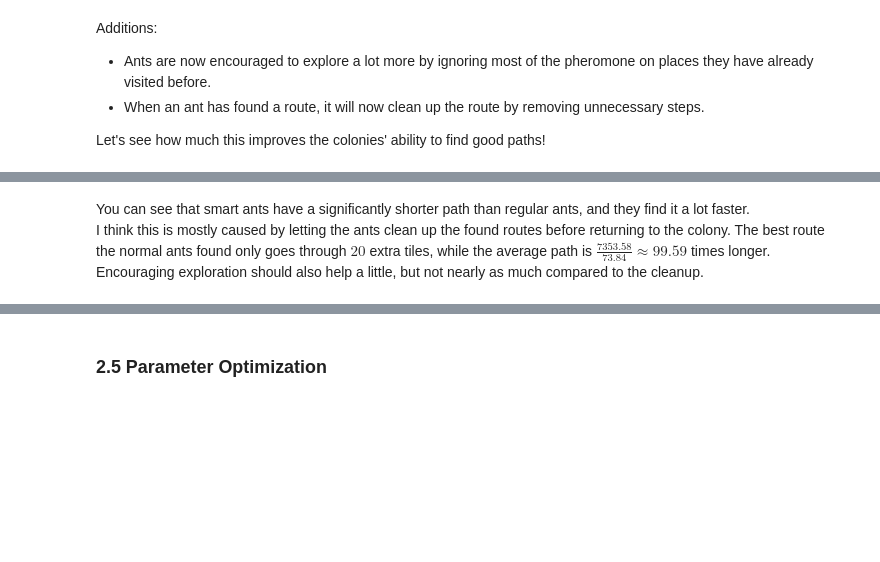
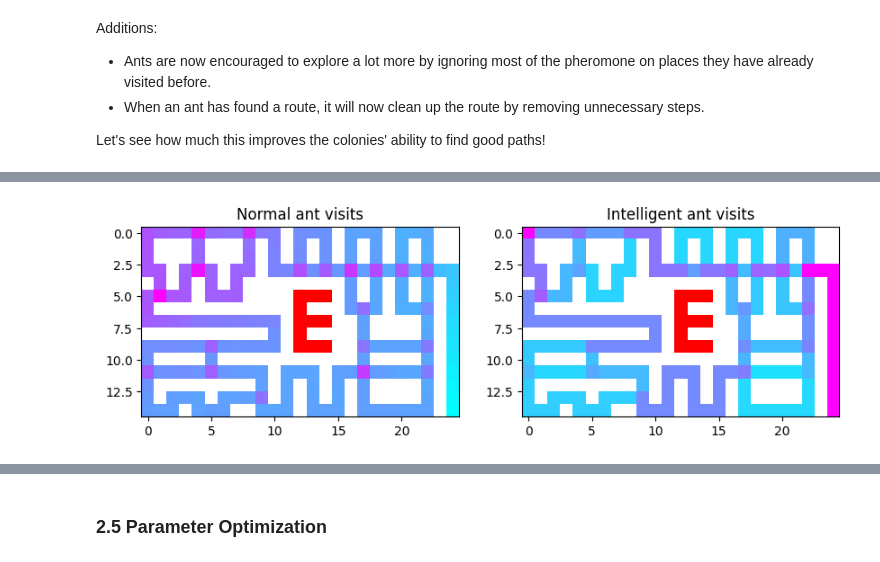
Before and after one commit to Eliminator1357/CI-ACOGA, a Jupyter notebook: src/Main.ipynb, the cells around one changed output, grey strips where cells are left out. Drawn from its saved outputs; the diff is of its cells as text; code cells hidden in the pictures; blank space fills up the shorter version.

```diff
--- a/src/Main.ipynb
+++ b/src/Main.ipynb
@@ -668,3 +674,57 @@ Average intelligent ant colony path length: 73.84.
-# %% [markdown]
-You can see that smart ants have a significantly shorter path than regular ants, and they find it a lot faster.
-I think this is mostly caused by letting the ants clean up the found routes before returning to the colony. The best route the normal ants found only goes through $20$ extra tiles, while the average path is $\frac{7353.58}{73.84}\approx99.59$ times longer. Encouraging exploration should also help a little, but not nearly as much compared to the cleanup.
+# %%
+normal_visit_map = np.zeros((maze.get_length(), maze.get_width()))
+intelligent_visit_map = np.zeros((maze.get_length(), maze.get_width()))
+# the for loop doesnt count the starting cell when the ant starts, so add 100 for each ant
+normal_visit_map[0,0] += 100
+intelligent_visit_map[0, 0] += 100
+mask = ~(np.array(maze.walls).T.astype(bool))
+cmap = plt.cm.cool
+cmap.set_bad("w")
+cmap.set_under("r")
+
+for route in normal_routes:
+    curr_pos = route.get_start()
+    x, y = curr_pos.get_x(), curr_pos.get_y()
+
+    for direction in route.get_route():
+        if direction.value == 0:  # East
+            x += 1
+        elif direction.value == 1:  # North
+            y -= 1
+        elif direction.value == 2:  # West
+            x -= 1
+        elif direction.value == 3:  # South
+            y += 1
+
+        normal_visit_map[y, x] += 1
+
+for route in intelligent_routes:
+    curr_pos = route.get_start()
+    x, y = curr_pos.get_x(), curr_pos.get_y()
+
+    for direction in route.get_route():
+        if direction.value == 0:  # East
+            x += 1
+        elif direction.value == 1:  # North
+            y -= 1
+        elif direction.value == 2:  # West
+            x -= 1
+        elif direction.value == 3:  # South
+            y += 1
+
+        intelligent_visit_map[y, x] += 1
+
+
+fig, (ax1, ax2) = plt.subplots(1,2,figsize=(10, 10))
+
+normal = np.ma.masked_where(mask, normal_visit_map)
+ax1.imshow(normal, cmap=cmap, interpolation="nearest", vmin=0.01)
+ax1.set_title("Normal ant visits")
+
+intelligent = np.ma.masked_where(mask, intelligent_visit_map)
+ax2.imshow(intelligent, cmap=cmap, interpolation="nearest", vmin=0.01)
+ax2.set_title("Intelligent ant visits")
+
+plt.show()
+# %% [output]
+[figure, added]
```
Also changed, not shown: parts of 2 cells of this notebook.
